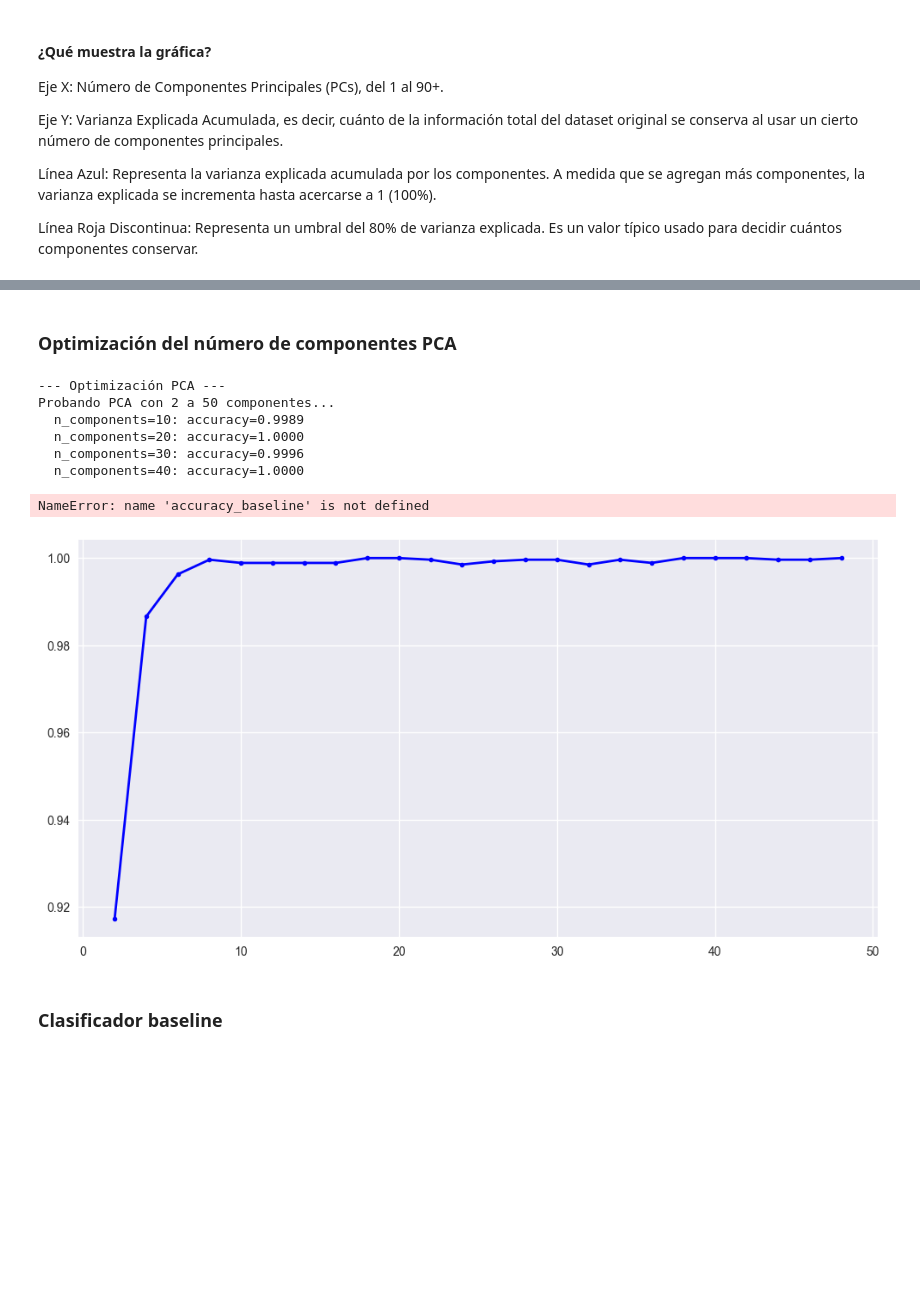
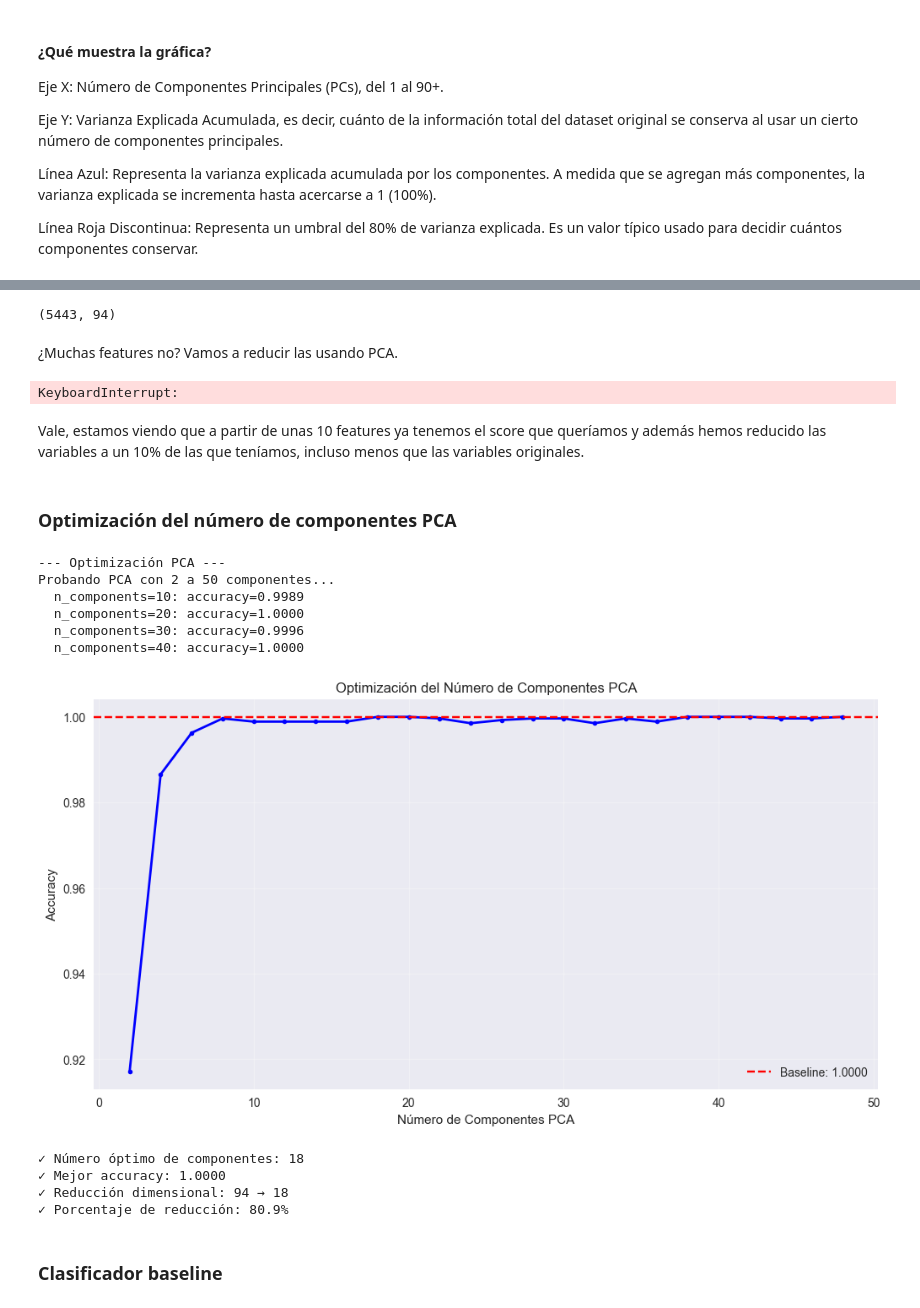
Before and after one commit to merkandez/aprendizaje_no_supervisado, a Jupyter notebook: clustering-pca.ipynb, the cells around one changed output, grey strips where cells are left out. Saved outputs shown, nothing was run; the diff lists cells and outputs as text; code cells hidden in the pictures; blank space fills up the shorter version.

```diff
--- a/clustering-pca.ipynb
+++ b/clustering-pca.ipynb
@@ -355,0 +360,8 @@ Línea Roja Discontinua: Representa un umbral del 80% de varianza explicada. Es
+# %%
+from sklearn.ensemble import RandomForestClassifier
+from sklearn.metrics import accuracy_score
+
+rf = RandomForestClassifier(n_estimators=100, random_state=42)
+rf.fit(X_train, y_train)
+y_pred = rf.predict(X_test)
+accuracy_score(y_test, y_pred)
@@ -356,7 +372,42 @@ Línea Roja Discontinua: Representa un umbral del 80% de varianza explicada. Es
+# %%
+X_train.shape
+# %% [output]
+(5443, 94)
+# %% [markdown]
+¿Muchas features no? Vamos a reducir las usando PCA.
+# %%
+n_features = range(1, X_train.shape[1]+1)
+scores = []
+
+for n in n_features:
+    pca = PCA(n_components=n)
+    X_train_pca = pca.fit_transform(X_train)
+    X_test_pca = pca.transform(X_test)
+
+    rf = RandomForestClassifier(n_estimators=100, random_state=42)
+    rf.fit(X_train_pca, y_train)
+    score = rf.score(X_test_pca, y_test)
+    scores.append(score)
+
+sns.lineplot(x=n_features, y=scores)
+plt.xlabel('Nº de Componentes PCA')
+plt.ylabel('Accuracy')
+plt.title('PCA + Random Forest')
+plt.show()
+# %% [output]
+KeyboardInterrupt:
+# %% [markdown]
+Vale, estamos viendo que a partir de unas 10 features ya tenemos el score que queríamos y además hemos reducido las variables a un 10% de las que teníamos, incluso menos que las variables originales.
 # %% [markdown]
 ### Optimización del número de componentes PCA
 # %%
 # Buscar número óptimo de componentes
+# Entrenar modelo con todos los features (sin PCA)
+rf_baseline = RandomForestClassifier(n_estimators=100, random_state=42)
+rf_baseline.fit(X_train, y_train)
+y_pred_baseline = rf_baseline.predict(X_test)
+accuracy_baseline = accuracy_score(y_test, y_pred_baseline)
+
 print("--- Optimización PCA ---")
 max_components = min(50, X_train.shape[1])  # Limitar para eficiencia
 n_features = range(2, max_components, 2)
@@ -378,35 +429,38 @@ for n in n_features:
 
     if n % 10 == 0:
         print(f"  n_components={n}: accuracy={score:.4f}")
 
 # Visualizar resultados
 plt.figure(figsize=(12, 6))
 plt.plot(n_features, scores, 'bo-', linewidth=2, markersize=4)
 plt.axhline(y=accuracy_baseline, color='r', linestyle='--',
            label=f'Baseline: {accuracy_baseline:.4f}')
 plt.xlabel('Número de Componentes PCA')
 plt.ylabel('Accuracy')
 plt.title('Optimización del Número de Componentes PCA')
 plt.legend()
 plt.grid(True, alpha=0.3)
 plt.show()
 
 # Resultado óptimo
 optimal_n = n_features[np.argmax(scores)]
 optimal_score = max(scores)
 print(f"\n✓ Número óptimo de componentes: {optimal_n}")
 print(f"✓ Mejor accuracy: {optimal_score:.4f}")
 print(f"✓ Reducción dimensional: {X_train.shape[1]} → {optimal_n}")
 print(f"✓ Porcentaje de reducción: {(1-optimal_n/X_train.shape[1])*100:.1f}%")
 # %% [output]
 --- Optimización PCA ---
 Probando PCA con 2 a 50 componentes...
   n_components=10: accuracy=0.9989
   n_components=20: accuracy=1.0000
   n_components=30: accuracy=0.9996
   n_components=40: accuracy=1.0000
+[figure, new version]
-NameError: name 'accuracy_baseline' is not defined
+✓ Número óptimo de componentes: 18
+✓ Mejor accuracy: 1.0000
+✓ Reducción dimensional: 94 → 18
+✓ Porcentaje de reducción: 80.9%
-[figure, old version]
 # %% [markdown]
 ### Clasificador baseline
 # %%
```
Also changed, not shown: parts of 16 cells of this notebook.
